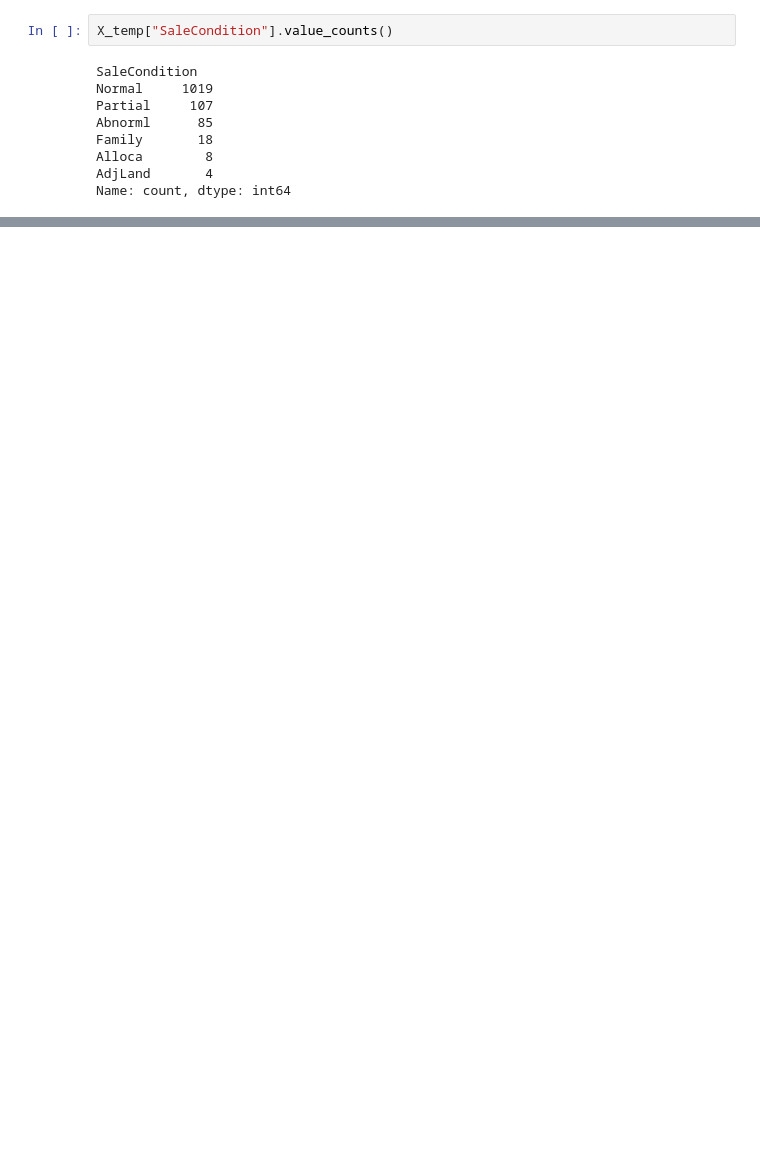
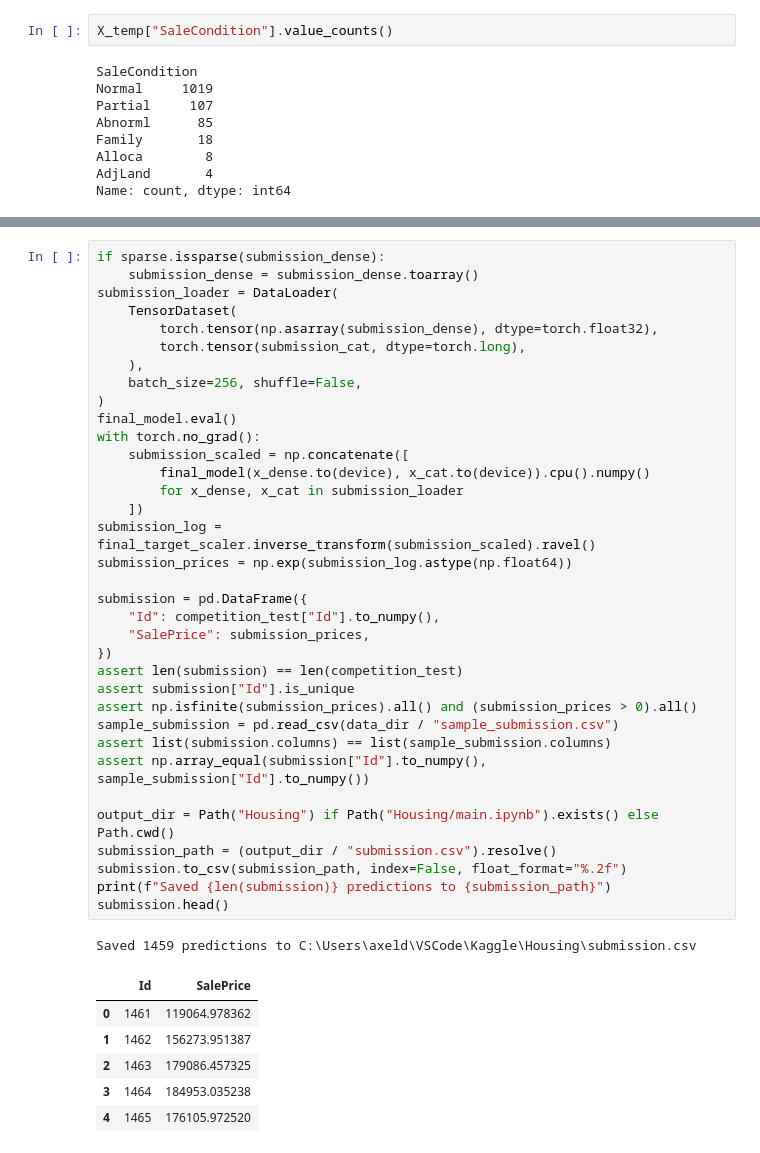
Before and after one commit to 03axdov/Kaggle-Competitions, a Jupyter notebook: Housing/main.ipynb, the cells around one changed output, grey strips where cells are left out. Cells and saved outputs as stored; diff of their text form; blank space fills up the shorter version.

Commit message:
Housing

```diff
--- a/Housing/main.ipynb
+++ b/Housing/main.ipynb
@@ -613,0 +692,43 @@ for history in histories:
+# %%
+if sparse.issparse(submission_dense):
+    submission_dense = submission_dense.toarray()
+submission_loader = DataLoader(
+    TensorDataset(
+        torch.tensor(np.asarray(submission_dense), dtype=torch.float32),
+        torch.tensor(submission_cat, dtype=torch.long),
+    ),
+    batch_size=256, shuffle=False,
+)
+final_model.eval()
+with torch.no_grad():
+    submission_scaled = np.concatenate([
+        final_model(x_dense.to(device), x_cat.to(device)).cpu().numpy()
+        for x_dense, x_cat in submission_loader
+    ])
+submission_log = final_target_scaler.inverse_transform(submission_scaled).ravel()
+submission_prices = np.exp(submission_log.astype(np.float64))
+
+submission = pd.DataFrame({
+    "Id": competition_test["Id"].to_numpy(),
+    "SalePrice": submission_prices,
+})
+assert len(submission) == len(competition_test)
+assert submission["Id"].is_unique
+assert np.isfinite(submission_prices).all() and (submission_prices > 0).all()
+sample_submission = pd.read_csv(data_dir / "sample_submission.csv")
+assert list(submission.columns) == list(sample_submission.columns)
+assert np.array_equal(submission["Id"].to_numpy(), sample_submission["Id"].to_numpy())
+
+output_dir = Path("Housing") if Path("Housing/main.ipynb").exists() else Path.cwd()
+submission_path = (output_dir / "submission.csv").resolve()
+submission.to_csv(submission_path, index=False, float_format="%.2f")
+print(f"Saved {len(submission)} predictions to {submission_path}")
+submission.head()
+# %% [output]
+Saved 1459 predictions to C:\Users\axeld\VSCode\Kaggle\Housing\submission.csv
+|  | Id | SalePrice |
+| 0 | 1461 | 119064.978362 |
+| 1 | 1462 | 156273.951387 |
+| 2 | 1463 | 179086.457325 |
+| 3 | 1464 | 184953.035238 |
+| 4 | 1465 | 176105.972520 |
```
Also changed, not shown: parts of 7 cells of this notebook, 1 other file.
